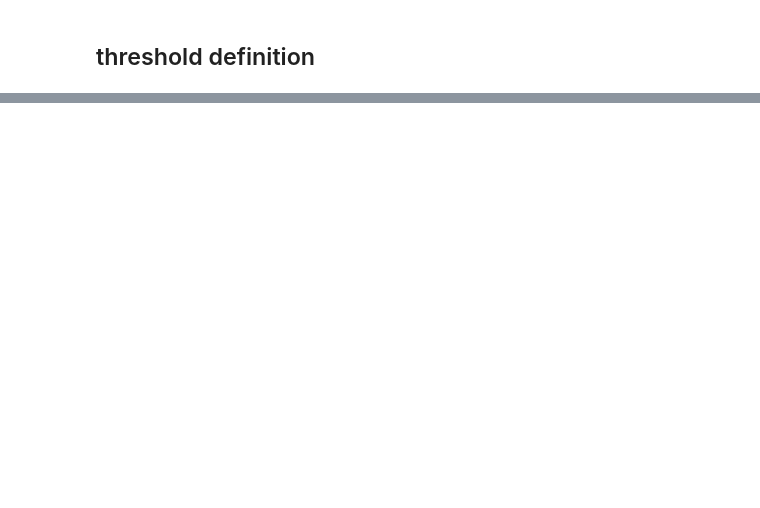
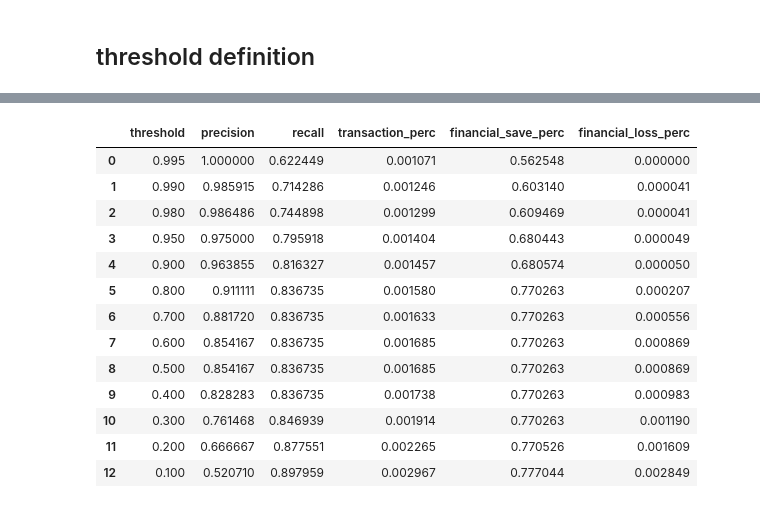
Before and after one commit to julie87zhang/python_exercise, a Jupyter notebook: credit_fraud.ipynb, the cells around one changed output, grey strips where cells are left out. Drawn from its saved outputs; the diff is of its cells as text; code cells hidden in the pictures; blank space fills up the shorter version.

```diff
--- a/credit_fraud.ipynb
+++ b/credit_fraud.ipynb
@@ -334,0 +398,45 @@ average_precision
+# %%
+y_test_proba_df=pd.concat([pd.DataFrame(y_pred_proba,columns=['predit_prob']),y_test.reset_index(),X_test.reset_index()],axis=1)
+# %%
+#look at the precision - recall when thresholds under 1,0.99,0.98,0.95,0.9,0.8,0.7,0.6
+precision_list=[]
+recall_list=[]
+num_transaction_list=[]
+financial_save_list=[]
+financial_loss_list=[]
+thre=[0.995,0.99,0.98,0.95,0.9,0.8,0.7,0.6,0.5,0.4,0.3,0.2,0.1]
+for i in [0.995,0.99,0.98,0.95,0.9,0.8,0.7,0.6,0.5,0.4,0.3,0.2,0.1]:
+    y_test_proba_df=y_test_proba_df.drop('is_fraud',axis=1)
+    y_test_proba_df['is_fraud']=(y_test_proba_df.predit_prob>=i).astype('int')
+    precision=(y_test_proba_df[y_test_proba_df['is_fraud']==1]['Class'].sum()/y_test_proba_df[y_test_proba_df['is_fraud']==1].shape[0])
+    recall=(y_test_proba_df[y_test_proba_df['Class']==1]['is_fraud'].sum()/y_test_proba_df[y_test_proba_df['Class']==1].shape[0])
+    num_transaction=round(y_test_proba_df[y_test_proba_df.predit_prob>=i].shape[0]/y_test_proba_df.shape[0]
+    financial_save=y_test_proba_df[(y_test_proba_df['is_fraud']==1)&(y_test_proba_df['Class']==1)].Amount.sum()/y_test_proba_df[(y_test_proba_df['Class']==1)].Amount.sum()
+    financial_loss=y_test_proba_df[(y_test_proba_df['is_fraud']==1)&(y_test_proba_df['Class']==0)].Amount.sum()/y_test_proba_df[(y_test_proba_df['Class']==0)].Amount.sum()
+    precision_list.append(precision)
+    recall_list.append(recall)
+    num_transaction_list.append(num_transaction)
+    financial_save_list.append(financial_save)
+    financial_loss_list.append(financial_loss)
+
+precision_recall_list=pd.DataFrame([thre,precision_list,recall_list,num_transaction_list,financial_save_list,financial_loss_list])
+# %%
+precision_recall_list=precision_recall_list.transpose()
+precision_recall_list.columns=['threshold','precision','recall','transaction_perc','financial_save_perc','financial_loss_perc']
+# %%
+precision_recall_list
+# %% [output]
+|  | threshold | precision | recall | transaction_perc | financial_save_perc | financial_loss_perc |
+| 0 | 0.995 | 1.000000 | 0.622449 | 0.001071 | 0.562548 | 0.000000 |
+| 1 | 0.990 | 0.985915 | 0.714286 | 0.001246 | 0.603140 | 0.000041 |
+| 2 | 0.980 | 0.986486 | 0.744898 | 0.001299 | 0.609469 | 0.000041 |
+| 3 | 0.950 | 0.975000 | 0.795918 | 0.001404 | 0.680443 | 0.000049 |
+| 4 | 0.900 | 0.963855 | 0.816327 | 0.001457 | 0.680574 | 0.000050 |
+| 5 | 0.800 | 0.911111 | 0.836735 | 0.001580 | 0.770263 | 0.000207 |
+| 6 | 0.700 | 0.881720 | 0.836735 | 0.001633 | 0.770263 | 0.000556 |
+| 7 | 0.600 | 0.854167 | 0.836735 | 0.001685 | 0.770263 | 0.000869 |
+| 8 | 0.500 | 0.854167 | 0.836735 | 0.001685 | 0.770263 | 0.000869 |
+| 9 | 0.400 | 0.828283 | 0.836735 | 0.001738 | 0.770263 | 0.000983 |
+| 10 | 0.300 | 0.761468 | 0.846939 | 0.001914 | 0.770263 | 0.001190 |
+| 11 | 0.200 | 0.666667 | 0.877551 | 0.002265 | 0.770526 | 0.001609 |
+| 12 | 0.100 | 0.520710 | 0.897959 | 0.002967 | 0.777044 | 0.002849 |
```
Also changed, not shown: parts of 19 cells of this notebook.
